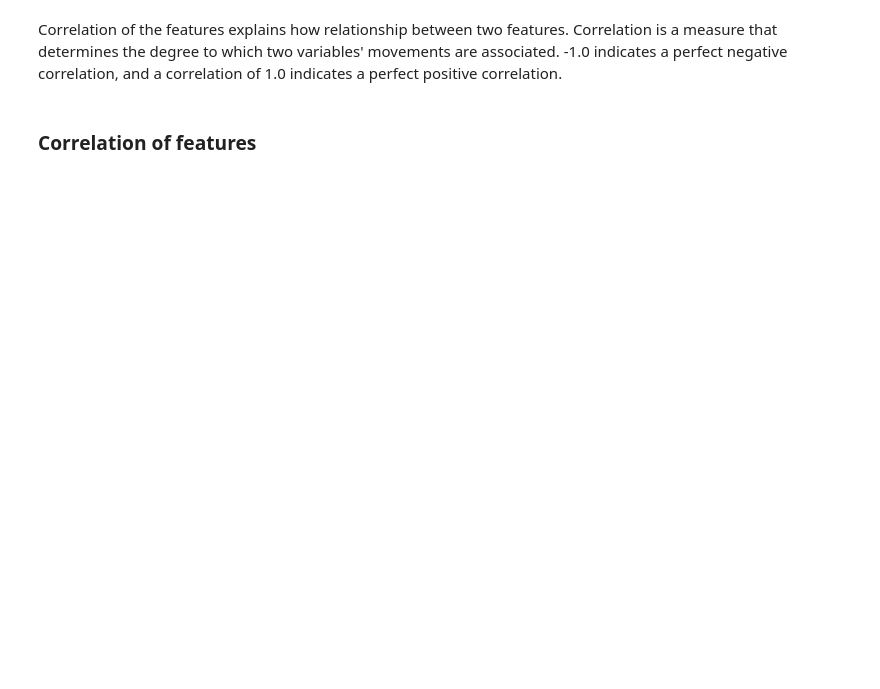
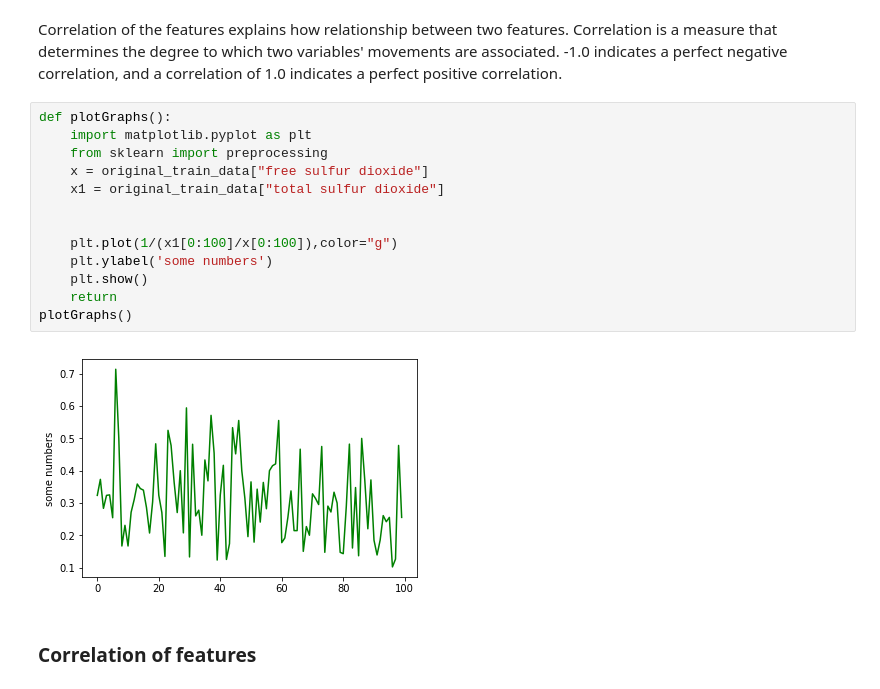
Before and after one commit to mak199/Task1-PracticalDataScience, a Jupyter notebook: task1_final_wine_prediction.ipynb, the cells around one changed output. Saved outputs shown, nothing was run; the diff lists cells and outputs as text; blank space fills up the shorter version.

```diff
--- a/task1_final_wine_prediction.ipynb
+++ b/task1_final_wine_prediction.ipynb
@@ -97,6 +137,21 @@ def EDA_histogram(features_train):
 Correlation of the features explains how relationship between two features.
 Correlation is a measure that determines the degree to which two variables' movements are associated.
 -1.0 indicates a perfect negative correlation, and a correlation of 1.0 indicates a perfect positive correlation.
+# %%
+def plotGraphs():
+    import matplotlib.pyplot as plt
+    from sklearn import preprocessing
+    x = original_train_data["free sulfur dioxide"]
+    x1 = original_train_data["total sulfur dioxide"]
+
+
+    plt.plot(1/(x1[0:100]/x[0:100]),color="g")
+    plt.ylabel('some numbers')
+    plt.show()
+    return
+plotGraphs()
+# %% [output]
+[figure, added]
 # %% [markdown]
 ### Correlation of features
 # %%
```
Also changed, not shown: parts of 38 cells of this notebook.
